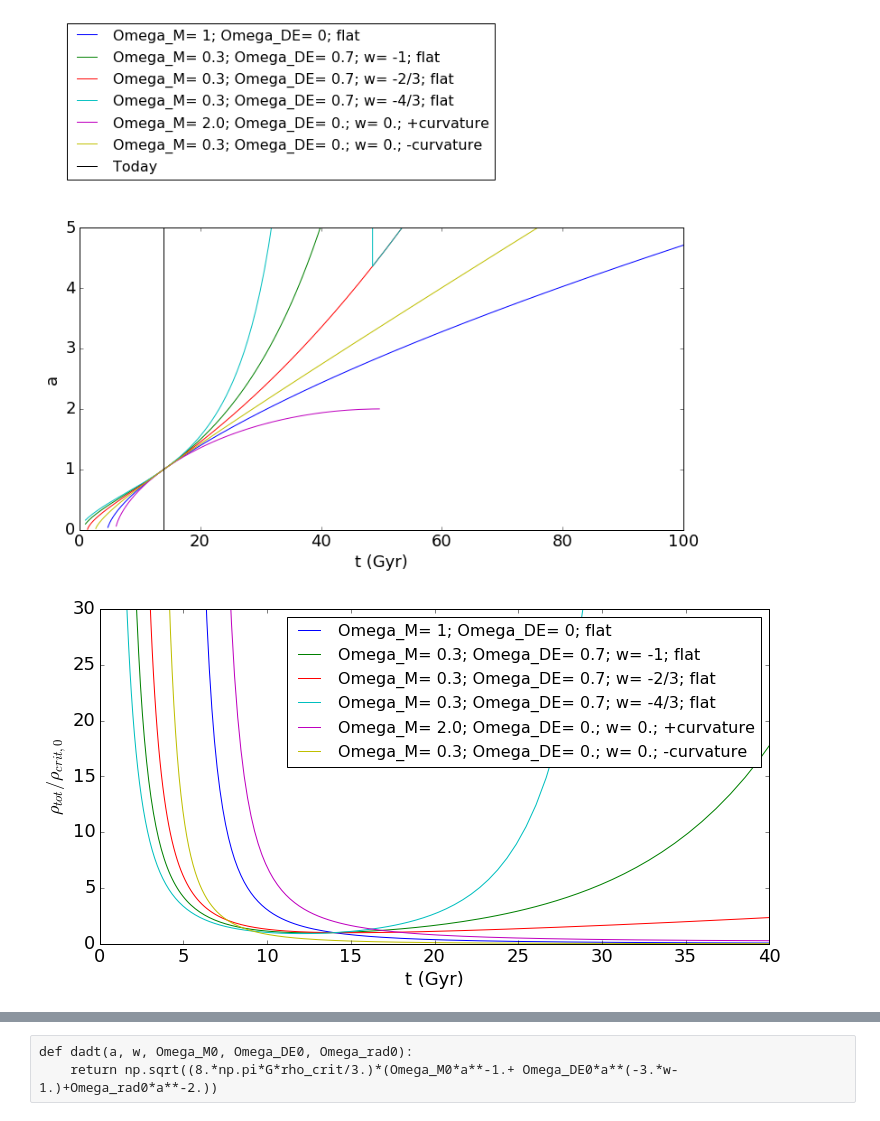
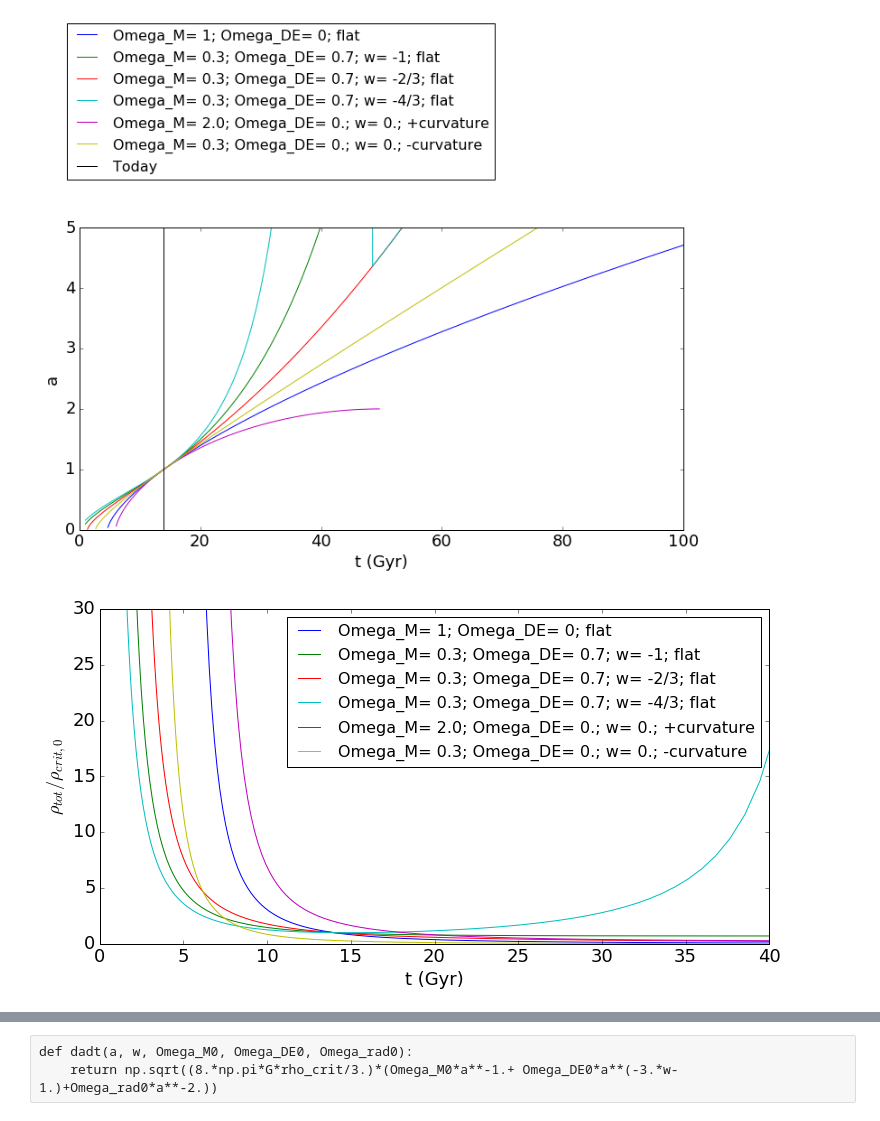
Before and after one commit to humnaawan/Phys689-HW1, a Jupyter notebook: Analysis Code.ipynb, the cells around one changed output, grey strips where cells are left out. Drawn from its saved outputs; the diff is of its cells as text; code cells hidden in the pictures.

Commit message:
Fixed a bug in rhoTotal plot.

```diff
--- a/Analysis Code.ipynb
+++ b/Analysis Code.ipynb
@@ -184,29 +184,29 @@ plt.show()
 # %%
 rhoTotal= {}
 plt.clf()
 for key in a:
     tscaled= t[key]/factor_sToGyr   # now in Gyr
     #Omega_rad0= 1.- Omega_M0[key]- Omega_DE0[key]
-    rhoTotal[key]= Omega_M0[key]*a[key]**-3.+ Omega_DE0[key]*a[key]**(-3.*w[key]-1.)+Omega_rad0[key]*a[key]**-4.
+    rhoTotal[key]= Omega_M0[key]*a[key]**-3.+ Omega_DE0[key]*a[key]**(-3.*(1+w[key]))+Omega_rad0[key]*a[key]**-4.
     #rhoTotal[key]= rhoTotal[key]*rho_crit
     plt.plot(tscaled, rhoTotal[key], label= key)
 
 plt.xlim(0, 40)
 plt.ylim(0, 30)
 t0= 1/H0  # s
 t0= t0/factor_sToGyr # Gyr
 #plt.plot([t0, t0], [0.,10000.], label= 'Today')
 plt.xlabel('t (Gyr)', fontsize= 18)
 plt.ylabel(r'$\rho_{tot}/\rho_{crit, 0}$', fontsize= 18)
 plt.tick_params(axis='x', labelsize=18)
 plt.tick_params(axis='y', labelsize=18)
 plt.legend(loc=0, fontsize= 16)
 
 fig= plt.gcf()
 fig.set_size_inches(12,6)
 plt.show()
 # %% [output]
-[figure, old version]
+[figure, new version]
 # %%
 rhoTotal= {}
 plt.clf()
```
Also changed, not shown: parts of 4 cells of this notebook.
